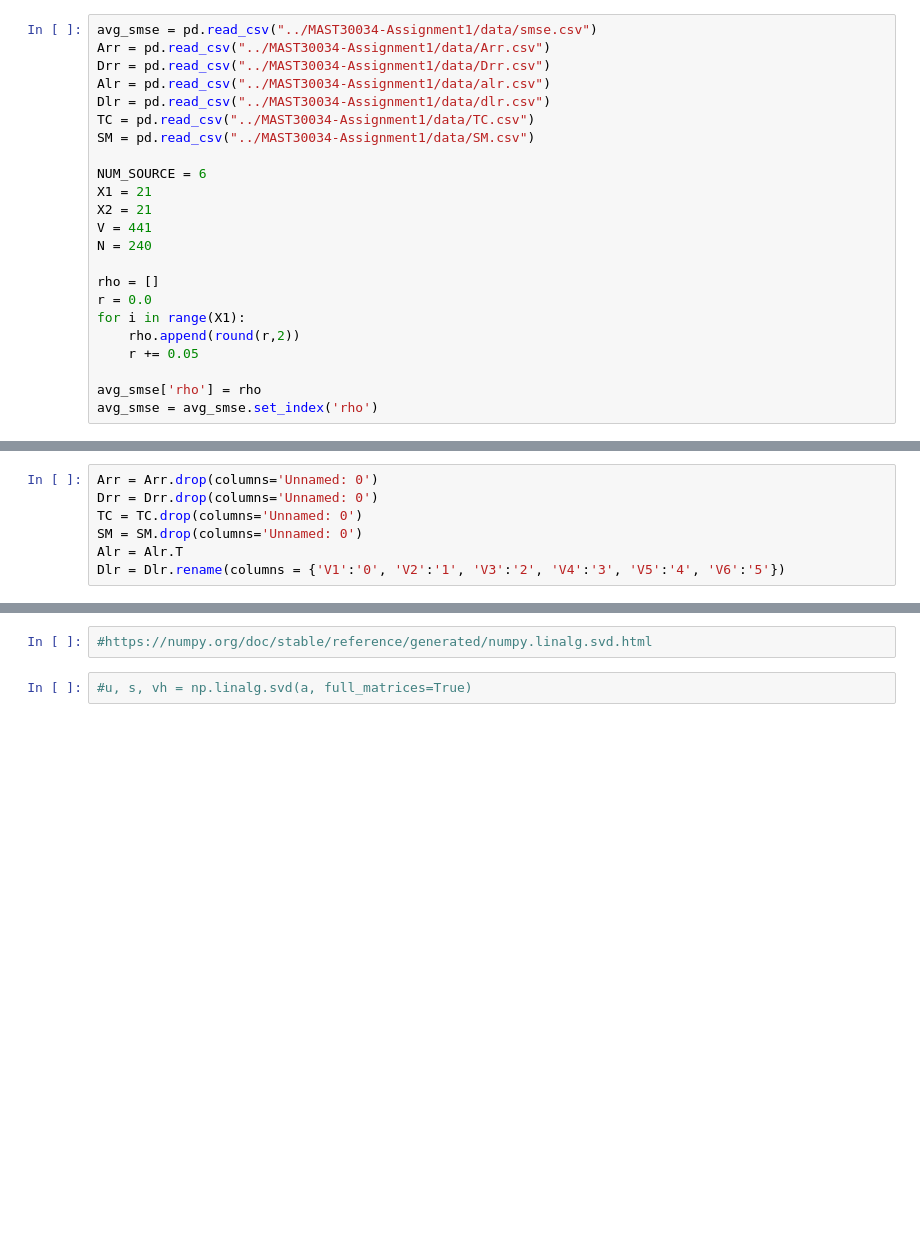
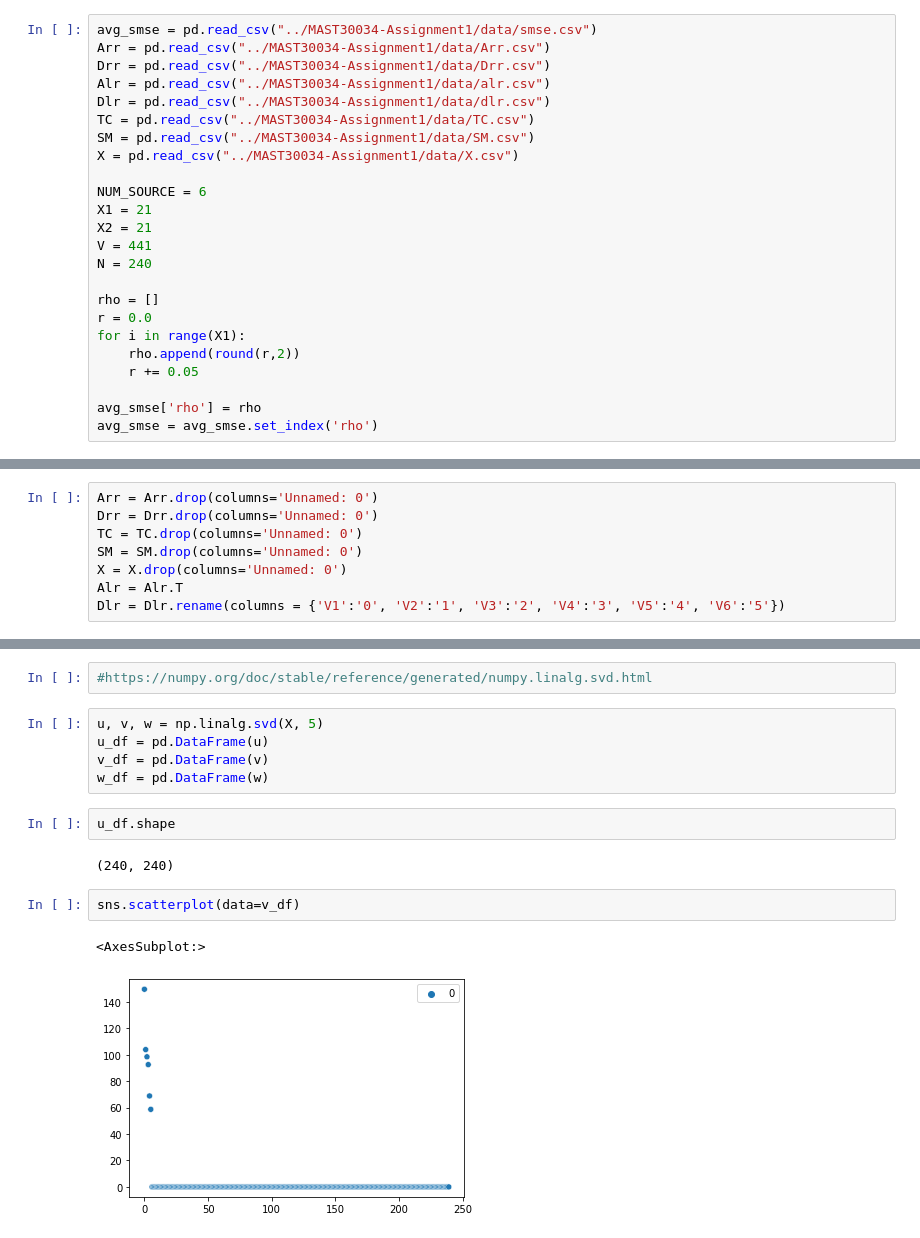
Before and after one commit to YourTeacher23/MAST30034-Assignment1, a Jupyter notebook: Notebook3.ipynb, the cells around one changed output, grey strips where cells are left out. Drawn from its saved outputs; the diff is of its cells as text; blank space fills up the shorter version.

```diff
--- a/Notebook3.ipynb
+++ b/Notebook3.ipynb
@@ -20,6 +20,7 @@ Alr = pd.read_csv("../MAST30034-Assignment1/data/alr.csv")
 Dlr = pd.read_csv("../MAST30034-Assignment1/data/dlr.csv")
 TC = pd.read_csv("../MAST30034-Assignment1/data/TC.csv")
 SM = pd.read_csv("../MAST30034-Assignment1/data/SM.csv")
+X = pd.read_csv("../MAST30034-Assignment1/data/X.csv")
 
 NUM_SOURCE = 6
 X1 = 21
@@ -52,6 +53,7 @@ Arr = Arr.drop(columns='Unnamed: 0')
 Drr = Drr.drop(columns='Unnamed: 0')
 TC = TC.drop(columns='Unnamed: 0')
 SM = SM.drop(columns='Unnamed: 0')
+X = X.drop(columns='Unnamed: 0')
 Alr = Alr.T
 Dlr = Dlr.rename(columns = {'V1':'0', 'V2':'1', 'V3':'2', 'V4':'3', 'V5':'4', 'V6':'5'})
 # %%
@@ -107,5 +109,17 @@ for i in range(NUM_SOURCE):
 # Question 2.5
 # %%
 #https://numpy.org/doc/stable/reference/generated/numpy.linalg.svd.html
-# %%
-#u, s, vh = np.linalg.svd(a, full_matrices=True)
+# %%
+u, v, w = np.linalg.svd(X, 5)
+u_df = pd.DataFrame(u)
+v_df = pd.DataFrame(v)
+w_df = pd.DataFrame(w)
+# %%
+u_df.shape
+# %% [output]
+(240, 240)
+# %%
+sns.scatterplot(data=v_df)
+# %% [output]
+<AxesSubplot:>
+[figure, added]
```
Also changed, not shown: parts of 6 cells of this notebook, 1 other file.
